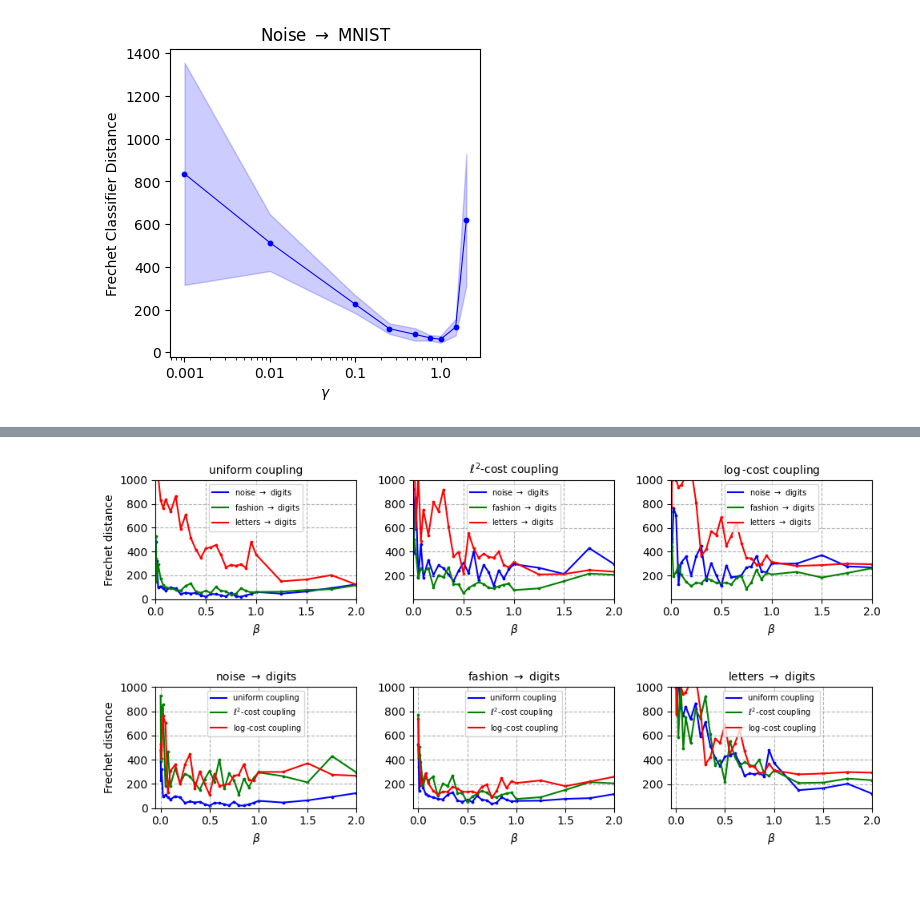
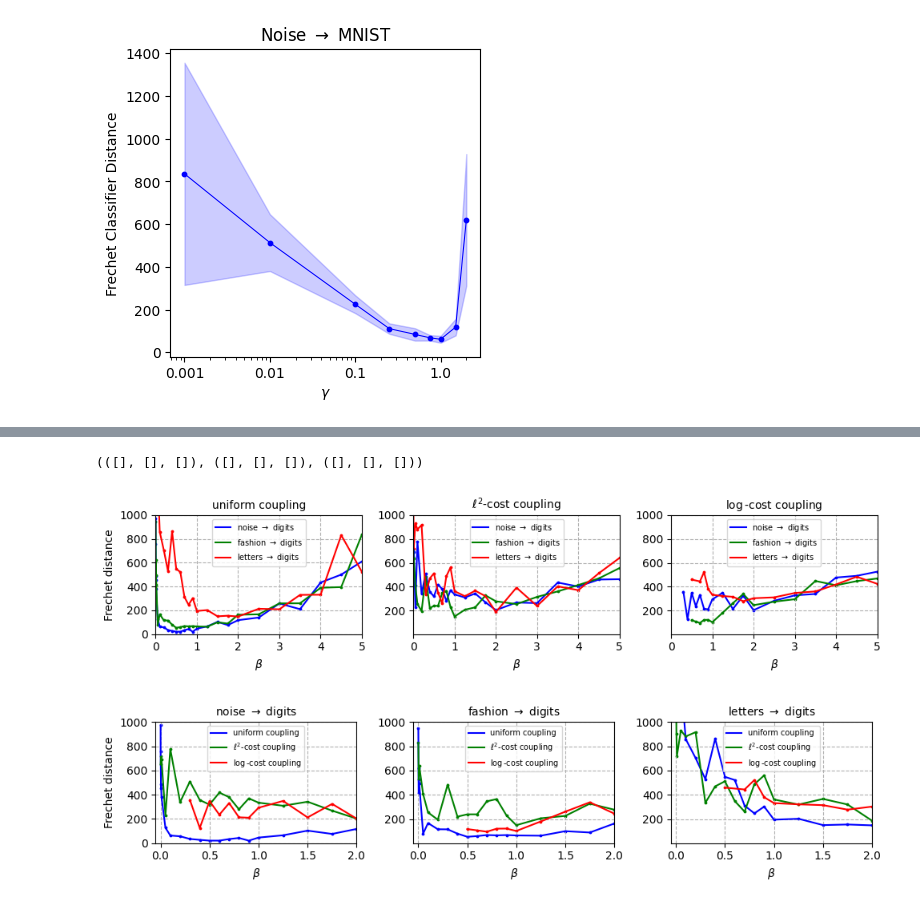
Before and after one commit to cesarali/conditional_rate_matching, a Jupyter notebook: experiments/nist/analysis/crm_gamma_analysis.ipynb, the cells around one changed output, grey strips where cells are left out. Saved outputs shown, nothing was run; the diff lists cells and outputs as text; code cells hidden in the pictures.

```diff
--- a/experiments/nist/analysis/crm_gamma_analysis.ipynb
+++ b/experiments/nist/analysis/crm_gamma_analysis.ipynb
@@ -214,7 +214,7 @@ def extract_data(directory, file):
     dicts_emnist_OTlog = []
 
     for sub_dir in os.listdir(directory):
-        file_path = os.path.join(directory, sub_dir,'run', file)
+        file_path = os.path.join(directory, sub_dir, file)
         if os.path.exists(file_path):
             with open(file_path, 'r') as f:
                 dict_str = f.read()
@@ -249,5 +249,5 @@ def extract_data(directory, file):
             (dicts_fashion_uniform, dicts_fashion_OTl2, dicts_fashion_OTlog),
             (dicts_emnist_uniform, dicts_emnist_OTl2, dicts_emnist_OTlog))
 
-data = extract_data('/scratch/df630/mnist/', 'metrics.txt')
+data = extract_data('/scratch/df630/conditional_rate_matching/results/crm/images/', 'metrics.txt')
 # %% [output]
@@ -271,3 +261,7 @@ file not found in /scratch/df630/mnist/fashion_to_mnist_unet_OTl2_coupling_Const
+# %%
+data
+# %% [output]
+(([], [], []), ([], [], []), ([], [], []))
 # %%
 
 
@@ -295,37 +289,37 @@ def get_plot(data, ax, label, title=('','',''),  xlim=[0, 2.5], ylim=[1,1000], c
     if log[1]: ax[0].set_yscale('log')
 
     ax[1].plot(df2['gamma'], df2['fid_3'], color=color, label=label)
     ax[1].scatter(df2['gamma'], df2['fid_3'], color=color, s=3)
     ax[1].set_ylabel('')
     ax[1].set_xlabel(r'$\beta$')
     ax[1].set_xlim(xlim)
     ax[1].set_ylim(ylim)
     ax[1].grid(linestyle='--')
     ax[1].legend(fontsize=7,loc='upper center')
     ax[1].set_title(title[1], fontsize=10)
     if log[0]: ax[1].set_xscale('log')
     if log[1]: ax[1].set_yscale('log')
 
     ax[2].plot(df3['gamma'], df3['fid_3'], color=color, label=label)
     ax[2].scatter(df3['gamma'], df3['fid_3'], color=color, s=3)
     ax[2].set_ylabel('')
     ax[2].set_xlabel(r'$\beta$')
     ax[2].set_xlim(xlim)
     ax[2].set_ylim(ylim)
     ax[2].legend(fontsize=7,loc='upper center')
     ax[2].grid(linestyle='--')
     ax[2].set_title(title[2], fontsize=10)
     if log[0]: ax[2].set_xscale('log')
     if log[1]: ax[2].set_yscale('log')
 
 fig, ax = plt.subplots(1, 3, figsize=(10, 2.5))
-get_plot(data[0], ax, label=r'noise $\to$ digits', color='blue',  xlim=[0,2])
-get_plot(data[1], ax, label=r'fashion $\to$ digits',  color='green', xlim=[0,2])
-get_plot(data[2], ax, label=r'letters $\to$ digits', title= ('uniform coupling', '$\ell^2$-cost coupling', '$\log$-cost coupling'), color='red', xlim=[0,2])
+get_plot(data[0], ax, label=r'noise $\to$ digits', color='blue',  xlim=[0,5])
+get_plot(data[1], ax, label=r'fashion $\to$ digits',  color='green', xlim=[0,5])
+get_plot(data[2], ax, label=r'letters $\to$ digits', title= ('uniform coupling', '$\ell^2$-cost coupling', '$\log$-cost coupling'), color='red', xlim=[0,5])
 plt.tight_layout()
 plt.show()
 # %% [output]
-[figure, old version]
+[figure, new version]
 # %%
 # tranpose of tuple
 
@@ -340,4 +334,4 @@ get_plot(data_T[2], ax,  label=r'$\log$-cost coupling',  title= (r'noise $\to$ d
 plt.tight_layout()
 plt.show()
 # %% [output]
-[figure, old version]
+[figure, new version]
```
Also changed, not shown: parts of 2 cells of this notebook, 2 other files.
